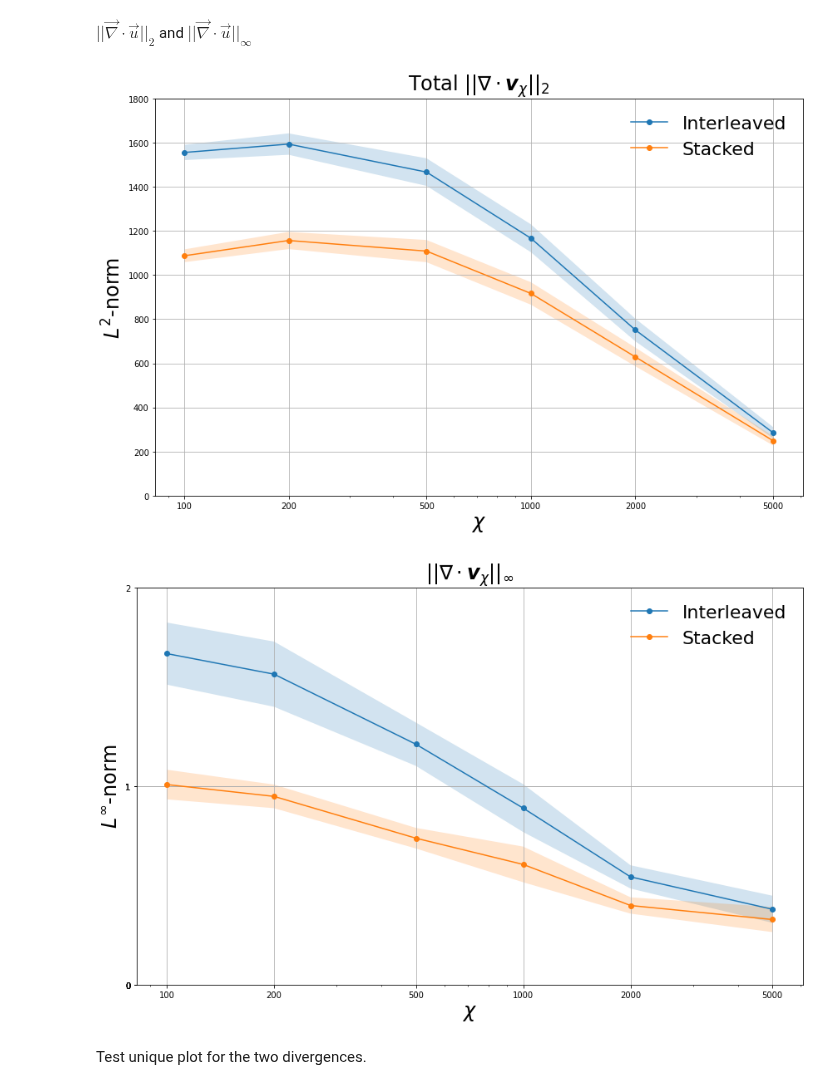
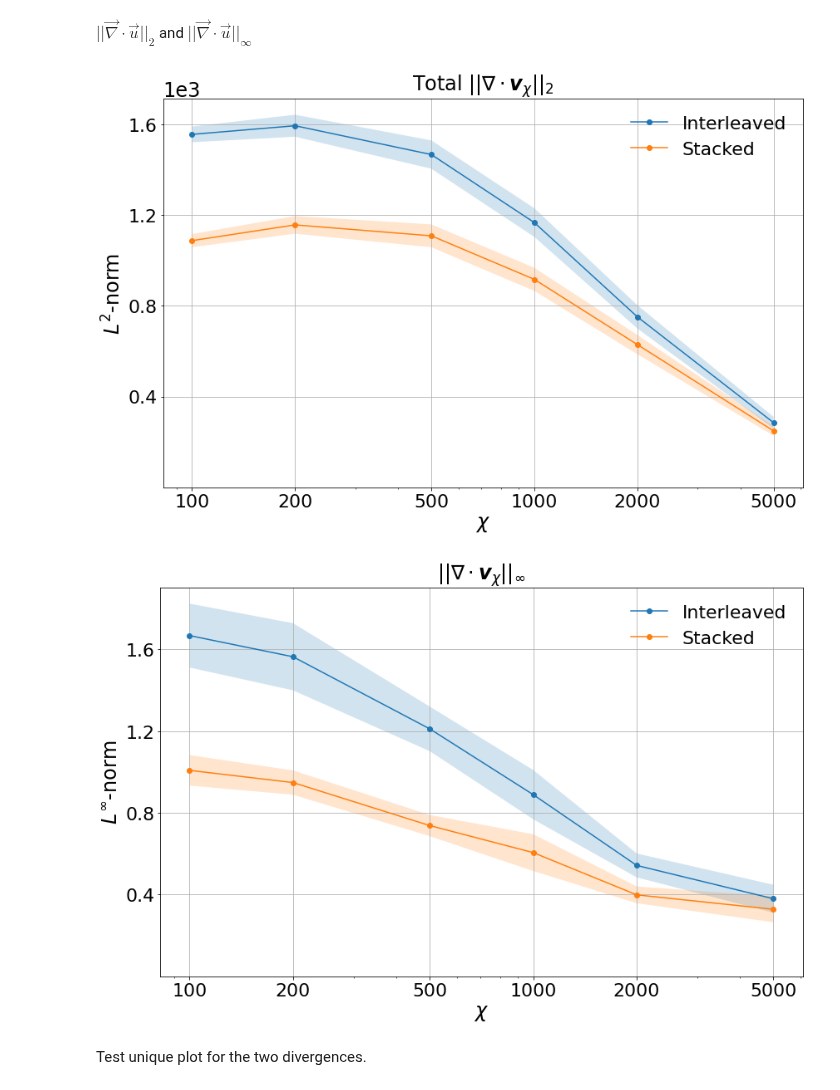
Before and after one commit to stefanopisoni/TN_Turbulence, a Jupyter notebook: Snapshots_compression/Snapshot_compression_plot.ipynb, the cells around one changed output. Cells and saved outputs as stored; diff of their text form; code cells hidden in the pictures.

Commit message:
New plots

```diff
--- a/Snapshots_compression/Snapshot_compression_plot.ipynb
+++ b/Snapshots_compression/Snapshot_compression_plot.ipynb
@@ -688,19 +699,26 @@ plt.xlabel(r'$\chi$', fontsize=24)
 plt.ylabel(r'$L^2$-norm', fontsize=24)
 plt.title(r'Total $|| \nabla \cdot \boldsymbol{v}_{\chi} ||_2$', fontsize=24)
 plt.xscale('log')
-plt.legend(fontsize=22, frameon=False)
 plt.xticks(bd_max_values, bd_max_values)
 plt.grid(True)
 
-# Set y-ticks to the integer part of the mean values
-yticks = [int(value) for value in plt.yticks()[0]]
-plt.yticks(yticks, yticks)
+ax = plt.gca()
+ax.set_ylim(bottom=0)
+ax.yaxis.set_major_locator(MaxNLocator(nbins=5, prune='both'))
+
+# New: scientific notation + larger offset text
+ax.ticklabel_format(style='sci', axis='y', scilimits=(0,0))
+ax.yaxis.get_offset_text().set_fontsize(24)
+
+plt.tick_params(axis='both', which='major', labelsize=22)
+plt.tick_params(axis='both', which='minor', labelsize=12)
+plt.legend(fontsize=22, frameon=False)
 
 plt.tight_layout()
 plt.savefig("Plots/Norm_2_divergence.pdf", format="pdf")
 plt.show()
 # %% [output]
-[figure, old version]
+[figure, new version]
 # %%
 import torch
 import numpy as np
@@ -744,37 +762,44 @@ for encoding in encodings:
         var_dict[encoding].append(variance_value)
 
 # Plot the data with shaded variance area for each encoding
 plt.figure(figsize=(12, 8))
 
 for encoding in encodings:
     mean_values = mean_dict[encoding]
     var_values = var_dict[encoding]
     std_dev = np.sqrt(var_values)  # Standard deviation for error bars
 
     if encoding == 'sta':
         label = 'Stacked'
     elif encoding == 'seq':
         label = 'Interleaved'
 
     plt.plot(bd_max_values, mean_values, marker='o', linestyle='-', label=label)
     plt.fill_between(bd_max_values, np.array(mean_values) - std_dev, np.array(mean_values) + std_dev, alpha=0.2)
 
 plt.xlabel(r'$\chi$', fontsize=24)
 plt.ylabel(r'$L^{\infty}$-norm', fontsize=24)
 plt.title(r'$|| \nabla \cdot \boldsymbol{v}_{\chi} ||_{\infty}$', fontsize=24)
 plt.xscale('log')
-plt.legend(fontsize=22, frameon=False)
 plt.xticks(bd_max_values, bd_max_values)
 plt.grid(True)
 
-# Set y-ticks to the integer part of the mean values
-yticks = [int(value) for value in plt.yticks()[0]]
-plt.yticks(yticks, yticks)
+ax = plt.gca()
+ax.set_ylim(bottom=0)
+ax.yaxis.set_major_locator(MaxNLocator(nbins=5, prune='both'))
+
+# New: scientific notation + larger offset text
+ax.ticklabel_format(style='sci', axis='y', scilimits=(0,0))
+ax.yaxis.get_offset_text().set_fontsize(24)
+
+plt.tick_params(axis='both', which='major', labelsize=22)
+plt.tick_params(axis='both', which='minor', labelsize=12)
+plt.legend(fontsize=22, frameon=False)
 
 plt.tight_layout()
 plt.savefig("Plots/Norm_inf_divergence.pdf", format="pdf")
 plt.show()
 # %% [output]
-[figure, old version]
+[figure, new version]
 # %% [markdown]
 Test unique plot for the two divergences.
```
Also changed, not shown: parts of 2 cells of this notebook, 4 other files.
